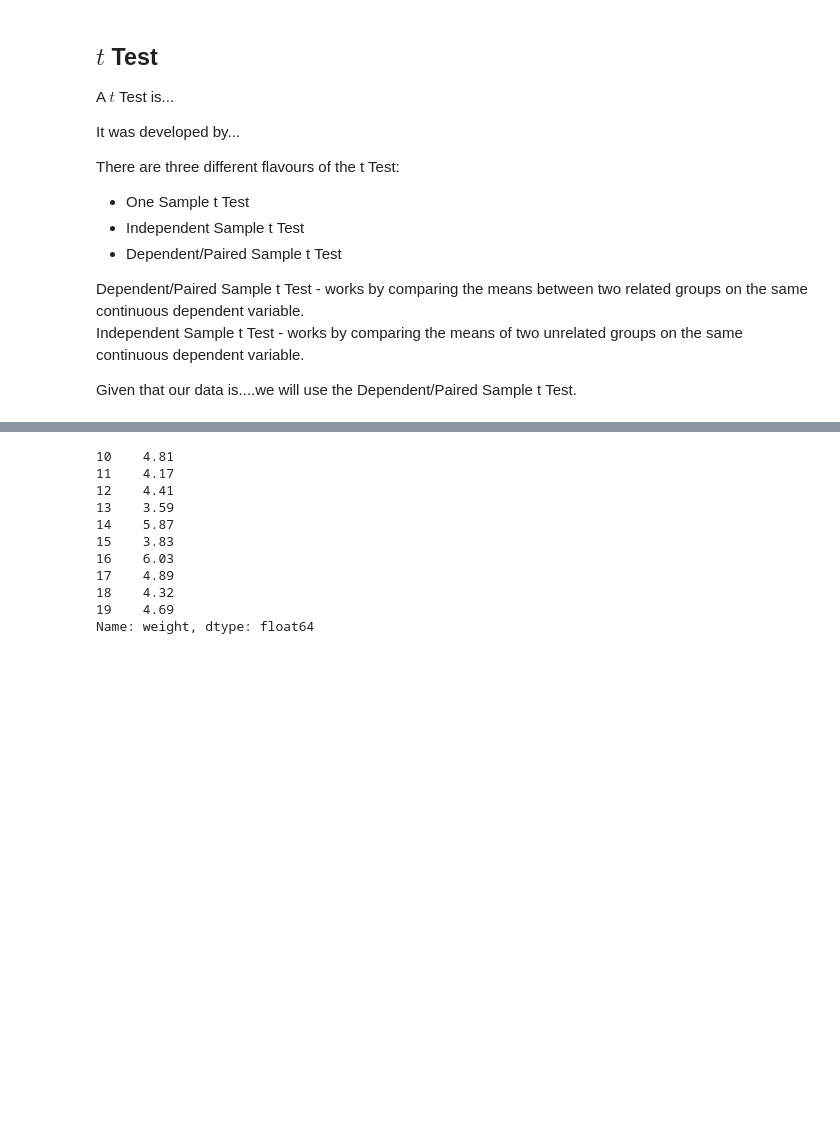
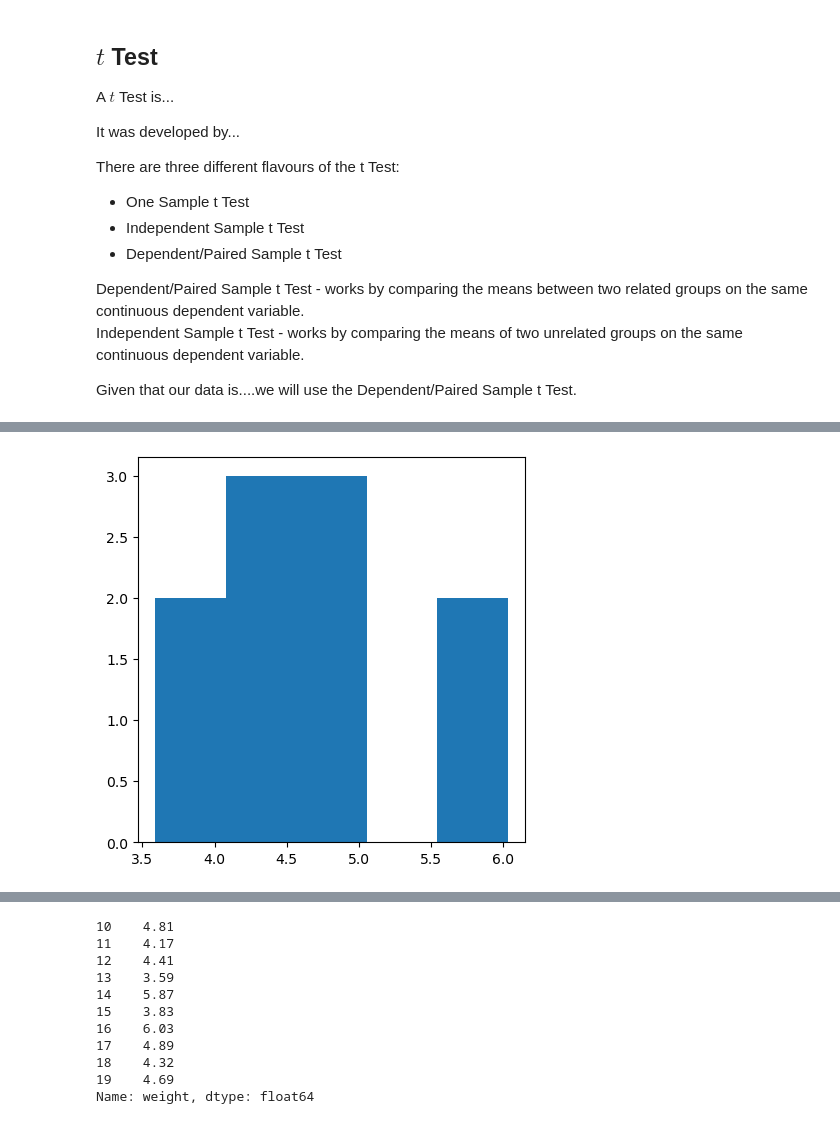
Before and after one commit to PeeBs68/applied_statistics, a Jupyter notebook: project.ipynb, the cells around one changed output, grey strips where cells are left out. Drawn from its saved outputs; the diff is of its cells as text; code cells hidden in the pictures; blank space fills up the shorter version.

```diff
--- a/project.ipynb
+++ b/project.ipynb
@@ -140,0 +170,5 @@ first - check the assumptions above are correct...use plots etc
+# %%
+fig, ax = plt.subplots(figsize=(5,5))
+ax.hist(group_trt1["weight"], bins=5);
+# %% [output]
+[figure, added]
```
Also changed, not shown: parts of 18 cells of this notebook.
